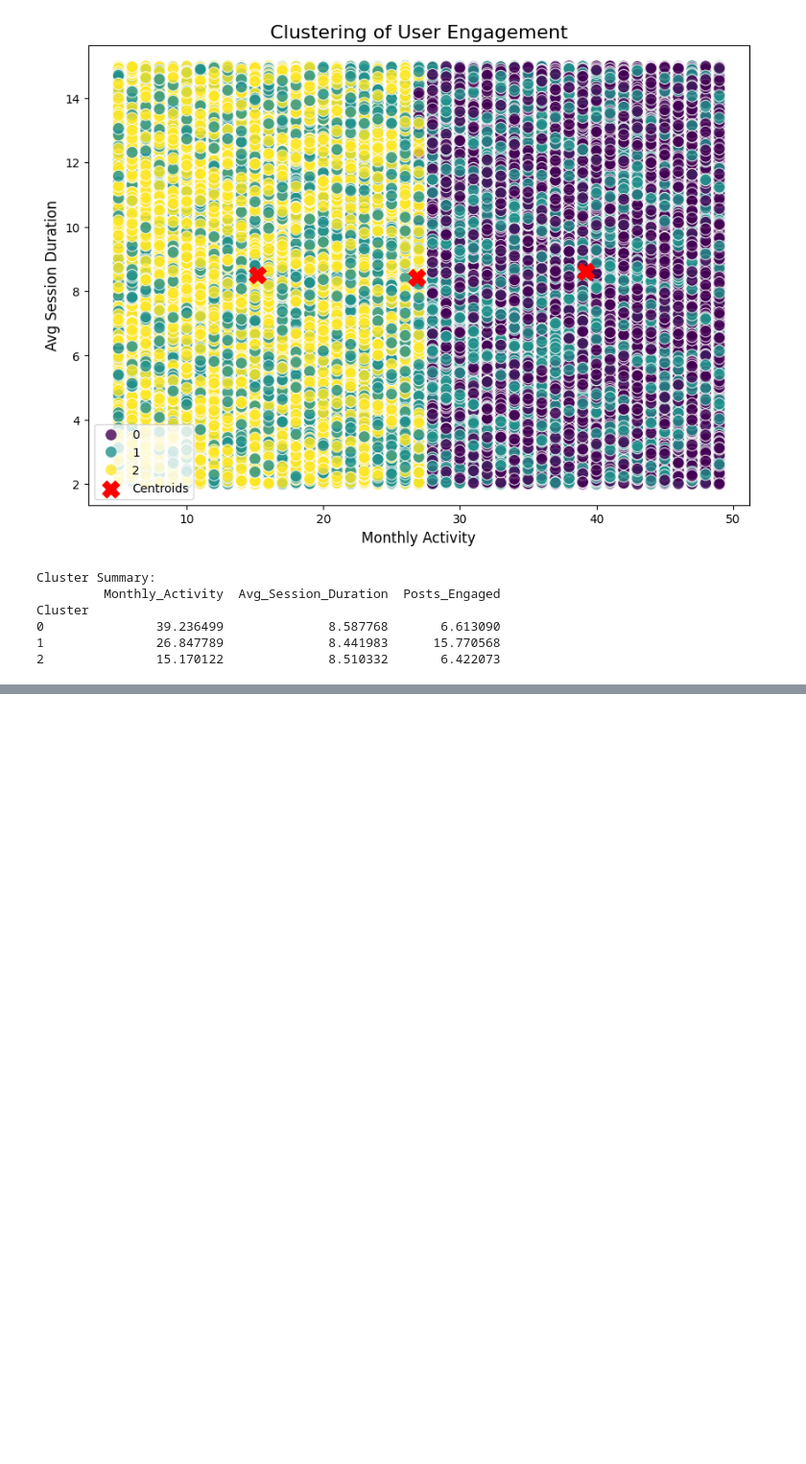
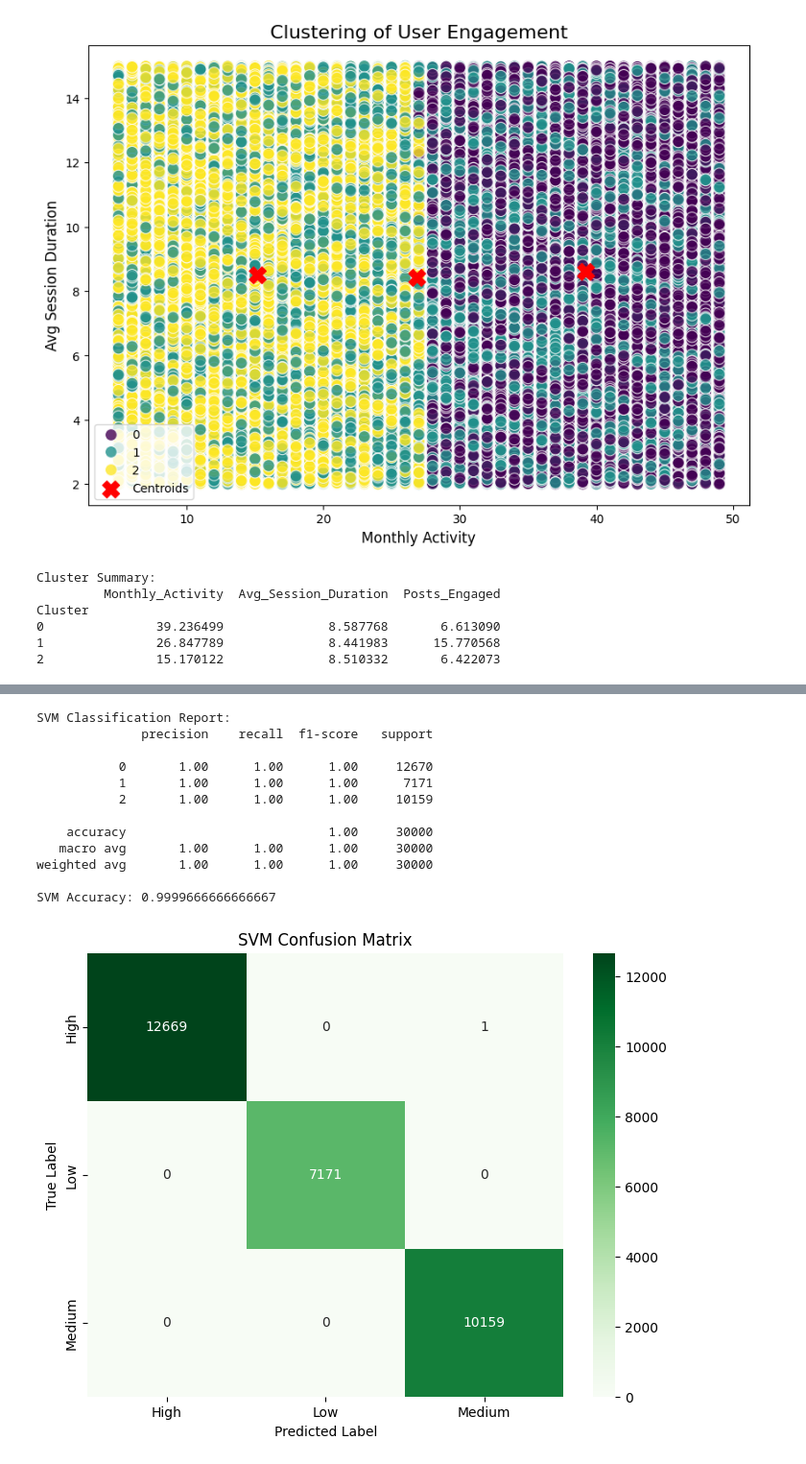
Before and after one commit to Shamiul-693/-User-Behavior-Analysis-for-Optimizing-Engagement-on-Social-Media-Platforms-, a Jupyter notebook: User_Behavior_Analysis_for_Optimizing_Engagement_on_Social_Media_Platforms_.ipynb, the cells around one changed output, grey strips where cells are left out. Shown at 96% size. Cells and saved outputs as stored; diff of their text form; code cells hidden in the pictures; blank space fills up the shorter version.

```diff
--- a/User_Behavior_Analysis_for_Optimizing_Engagement_on_Social_Media_Platforms_.ipynb
+++ b/User_Behavior_Analysis_for_Optimizing_Engagement_on_Social_Media_Platforms_.ipynb
@@ -379,0 +448,32 @@ Cluster
+# %%
+# 2. Support Vector Machine (SVM)
+svm = SVC(kernel='rbf', random_state=42)
+svm.fit(X_train, y_train)
+svm_pred = svm.predict(X_test)
+
+# Evaluate SVM
+print("SVM Classification Report:")
+print(classification_report(y_test, svm_pred))
+print("SVM Accuracy:", accuracy_score(y_test, svm_pred))
+
+# Plot confusion matrix for SVM
+plt.figure(figsize=(8, 6))
+sns.heatmap(confusion_matrix(y_test, svm_pred), annot=True, fmt="d", cmap="Greens", xticklabels=label_encoder.classes_, yticklabels=label_encoder.classes_)
+plt.title("SVM Confusion Matrix")
+plt.xlabel("Predicted Label")
+plt.ylabel("True Label")
+plt.show()
+# %% [output]
+SVM Classification Report:
+              precision    recall  f1-score   support
+
+           0       1.00      1.00      1.00     12670
+           1       1.00      1.00      1.00      7171
+           2       1.00      1.00      1.00     10159
+
+    accuracy                           1.00     30000
+   macro avg       1.00      1.00      1.00     30000
+weighted avg       1.00      1.00      1.00     30000
+
+SVM Accuracy: 0.9999666666666667
+[figure, added]
```
Also changed, not shown: parts of 2 cells of this notebook.
